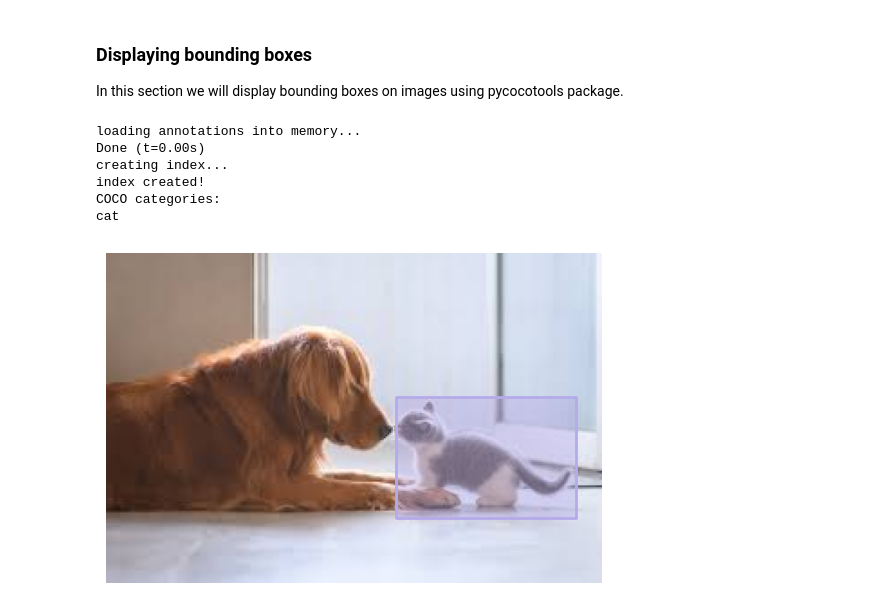
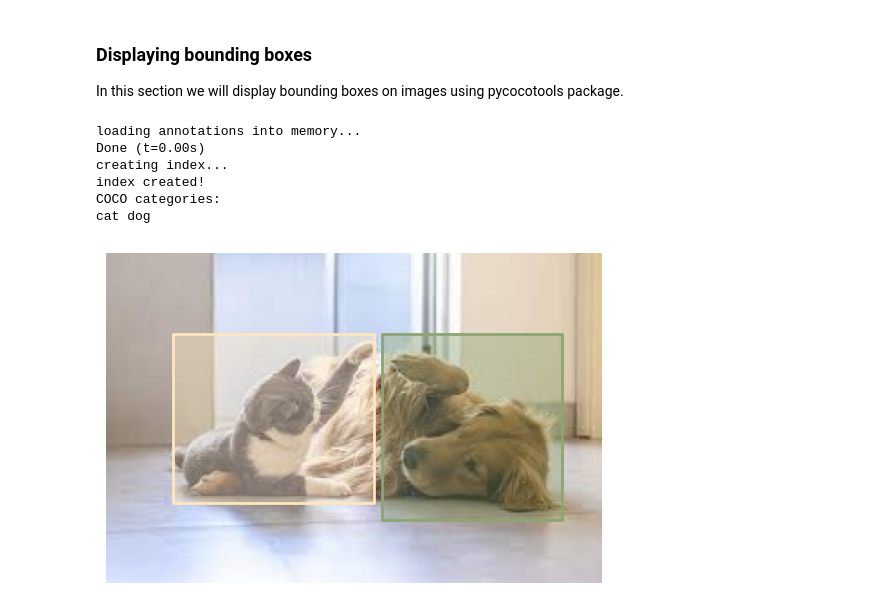
Before and after one commit to ODAncona/bboxconverter, a Jupyter notebook: docs/demo.ipynb, the cells around one changed output. Drawn from its saved outputs; the diff is of its cells as text; code cells hidden in the pictures.

```diff
--- a/docs/demo.ipynb
+++ b/docs/demo.ipynb
@@ -133,33 +117,33 @@ import matplotlib.pyplot as plt
 import numpy as np
 from pycocotools.coco import COCO
 
 # Load COCO annotations
 workdir = '../examples/csv_prepare_coco_dataset/train'
-annFile = f'{workdir}/coco.json'
+annFile = f'{workdir}/train.json'
 coco = COCO(annFile)
 cats = coco.loadCats(coco.getCatIds())
 nms = [cat['name'] for cat in cats]
 print(f'COCO categories: \n{" ".join(nms)}\n')
 
 # Get all images containing given categories, select one at random
 catIds = coco.getCatIds(catNms=['cat', 'dog'])
 imgIds = coco.getImgIds(catIds=catIds)
 img = coco.loadImgs(imgIds[np.random.randint(0, len(imgIds))])[0]
 
 # Load and display image
 I = io.imread(
     f'{workdir}/{img["file_name"]}'
 )
 plt.imshow(I)
 plt.axis('off')
 annIds = coco.getAnnIds(imgIds=img['id'], catIds=catIds, iscrowd=None)
 anns = coco.loadAnns(annIds)
 coco.showAnns(anns, draw_bbox=True)
 # %% [output]
 loading annotations into memory...
 Done (t=0.00s)
 creating index...
 index created!
 COCO categories:
-cat
+cat dog
-[figure, old version]
+[figure, new version]
```
Also changed, not shown: parts of 2 cells of this notebook, 11 other files.
